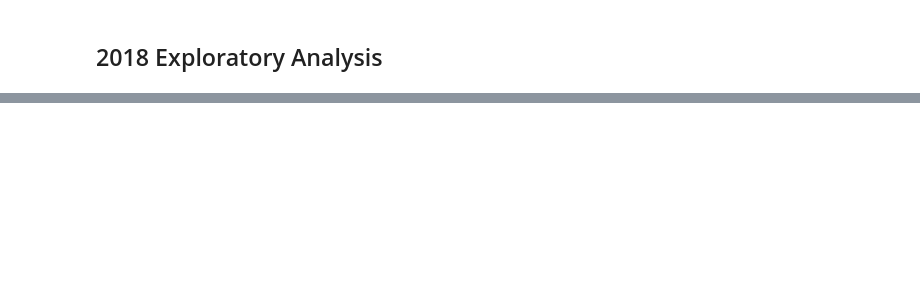
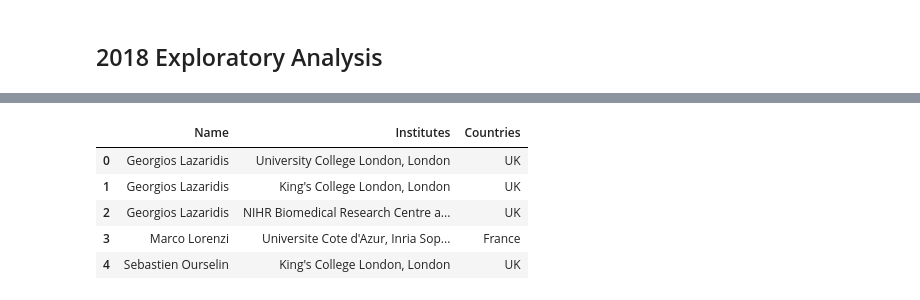
Before and after one commit to v15hv4/MICCAI-Geographical-Diversity-Dataset, a Jupyter notebook: countries_list (2015-2020).ipynb, the cells around one changed output, grey strips where cells are left out. Saved outputs shown, nothing was run; the diff lists cells and outputs as text; code cells hidden in the pictures; blank space fills up the shorter version.

```diff
--- a/countries_list.ipynb
+++ b/countries_list (2015-2020).ipynb
@@ -591,0 +880,27 @@ fig.write_html("plots/2018-bar.html")
+# %%
+# create a new table with name, institue and country
+names_2019 = []
+institutes_2019 = []
+countries_2019 = []
+
+for idx in df_2019.index:
+    for ix, author in enumerate(df_2019['authors'][idx]):
+        try:
+            if df_2019['affiliations_index'][idx][ix]:
+                for value in df_2019['affiliations_index'][idx][ix]:
+                    names_2019.append(author)
+                    institutes_2019.append(df_2019['affiliations.institutes'][idx][int(value) - 1] + ", " + df_2019['affiliations.cities'][idx][int(value) - 1])
+                    countries_2019.append(df_2019['affiliations.countries'][idx][int(value) - 1])
+        except:
+            pass
+# %%
+list_2019 = list(zip(names_2019, institutes_2019, countries_2019))
+df_2019_c = pd.DataFrame(list_2019, columns = ['Name', 'Institutes', 'Countries'])
+df_2019_c.head()
+# %% [output]
+|  | Name | Institutes | Countries |
+| 0 | Georgios Lazaridis | University College London, London | UK |
+| 1 | Georgios Lazaridis | King's College London, London | UK |
+| 2 | Georgios Lazaridis | NIHR Biomedical Research Centre a... | UK |
+| 3 | Marco Lorenzi | Universite Cote d'Azur, Inria Sop... | France |
+| 4 | Sebastien Ourselin | King's College London, London | UK |
```
Also changed, not shown: parts of 57 cells of this notebook.
